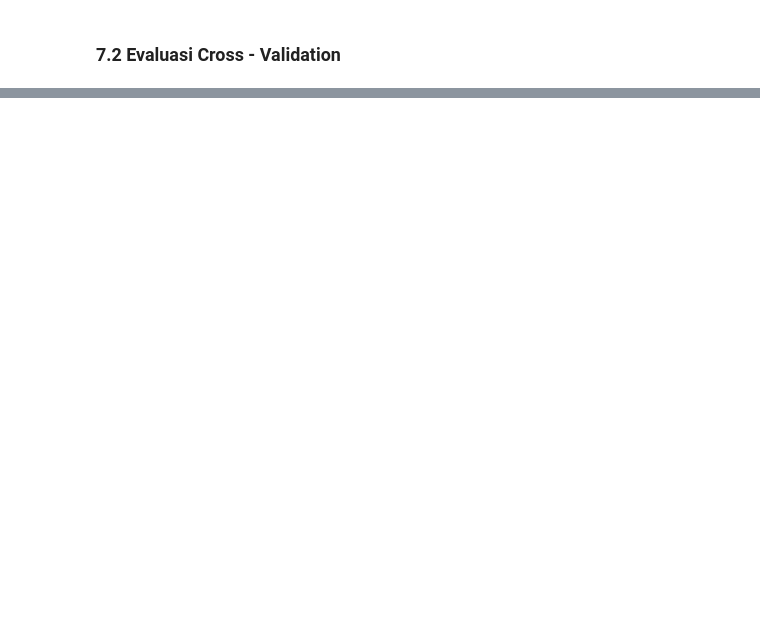
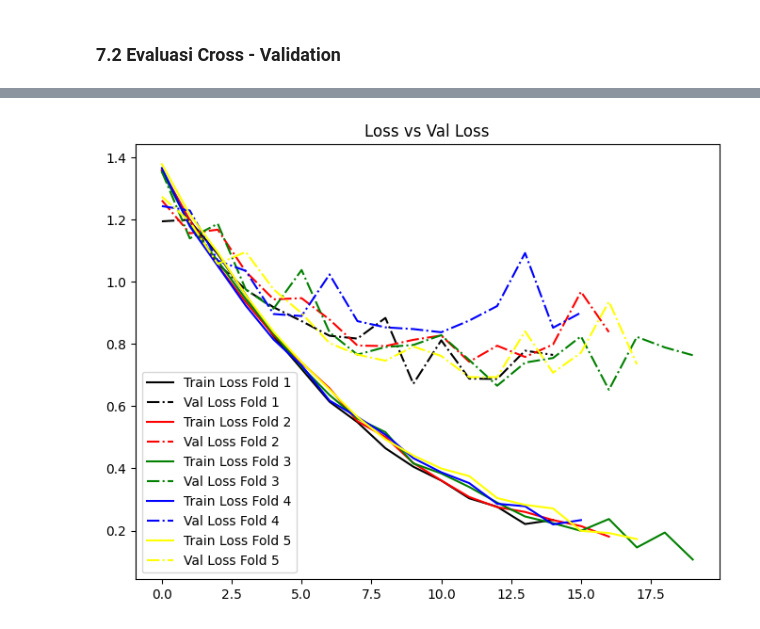
Before and after one commit to fauziahreza/Alzheimer-Classification-with-CNN-SVM, a Jupyter notebook: Notebook/Skenario/Skenario3_CNN_MobileNetV2.ipynb, the cells around one changed output, grey strips where cells are left out. Cells and saved outputs as stored; diff of their text form; code cells hidden in the pictures; blank space fills up the shorter version.

```diff
--- a/Notebook/Skenario/Skenario3_CNN_MobileNetV2.ipynb
+++ b/Notebook/Skenario/Skenario3_CNN_MobileNetV2.ipynb
@@ -524,3 +517,20 @@ plt.show()
+# %%
+plt.figure(figsize=(8,6))
+plt.title('Loss vs Val Loss')
+plt.plot(model_history[0].history['loss'], label='Train Loss Fold 1', color='black')
+plt.plot(model_history[0].history['val_loss'], label='Val Loss Fold 1', color='black', linestyle = "dashdot")
+plt.plot(model_history[1].history['loss'], label='Train Loss Fold 2', color='red', )
+plt.plot(model_history[1].history['val_loss'], label='Val Loss Fold 2', color='red', linestyle = "dashdot")
+plt.plot(model_history[2].history['loss'], label='Train Loss Fold 3', color='green', )
+plt.plot(model_history[2].history['val_loss'], label='Val Loss Fold 3', color='green', linestyle = "dashdot")
+plt.plot(model_history[3].history['loss'], label='Train Loss Fold 4', color='blue', )
+plt.plot(model_history[3].history['val_loss'], label='Val Loss Fold 4', color='blue', linestyle = "dashdot")
+plt.plot(model_history[4].history['loss'], label='Train Loss Fold 5', color='yellow', )
+plt.plot(model_history[4].history['val_loss'], label='Val Loss Fold 5', color='yellow', linestyle = "dashdot")
+plt.legend()
+plt.show()
+# %% [output]
+[figure, added]
 # %%
 y_preds =  model.predict(X_test)
 y_preds
```
Also changed, not shown: parts of 25 cells of this notebook, 1 other file.
